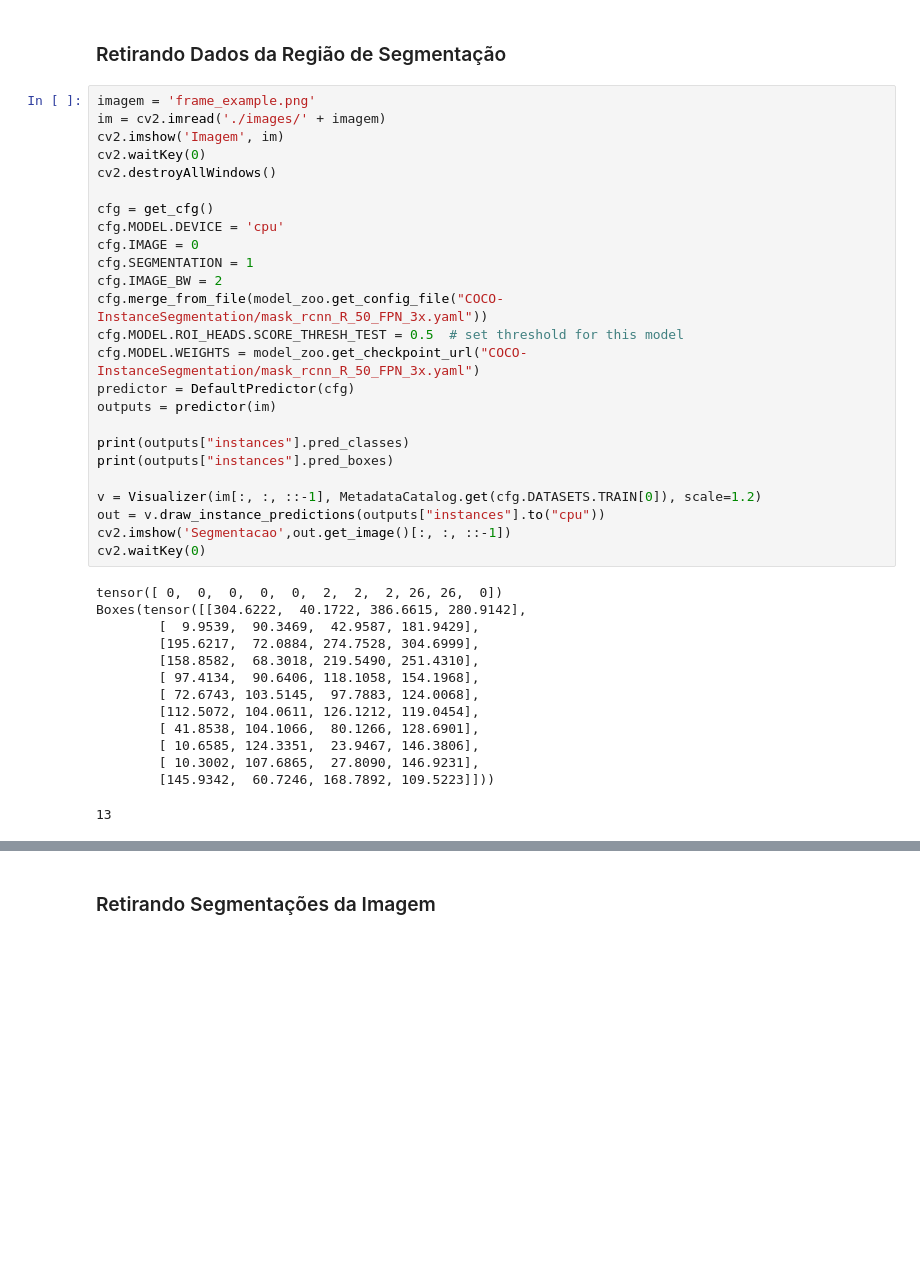
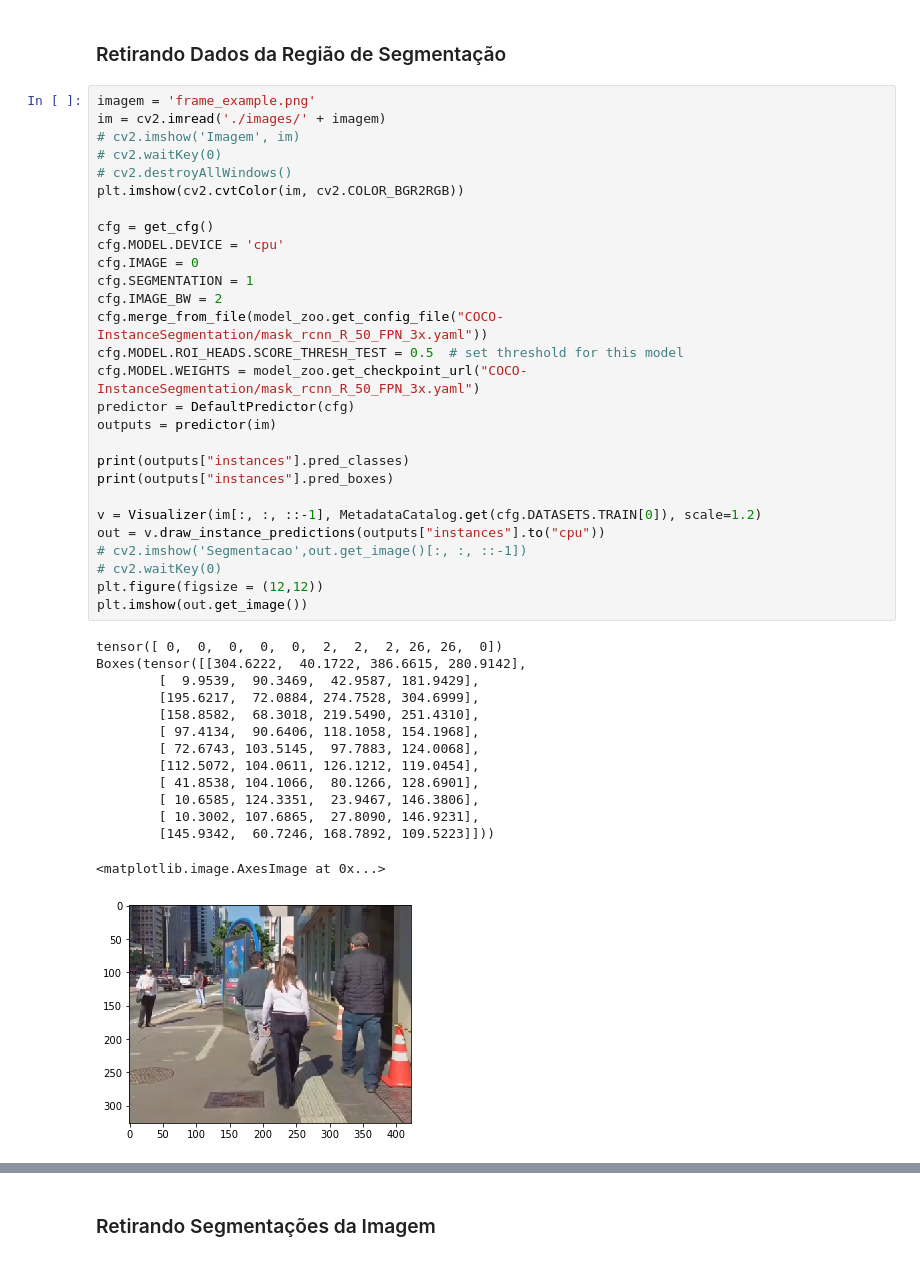
Before and after one commit to DoGuide-PI2/DoGuide-API, a Jupyter notebook: detection/doguideCV.ipynb, the cells around one changed output, grey strips where cells are left out. Drawn from its saved outputs; the diff is of its cells as text; blank space fills up the shorter version.

```diff
--- a/detection/doguideCV.ipynb
+++ b/detection/doguideCV.ipynb
@@ -138,39 +146,43 @@ cv2.destroyAllWindows()
 # %%
 imagem = 'frame_example.png'
 im = cv2.imread('./images/' + imagem)
-cv2.imshow('Imagem', im)
-cv2.waitKey(0)
-cv2.destroyAllWindows()
+# cv2.imshow('Imagem', im)
+# cv2.waitKey(0)
+# cv2.destroyAllWindows()
+plt.imshow(cv2.cvtColor(im, cv2.COLOR_BGR2RGB))
 
 cfg = get_cfg()
 cfg.MODEL.DEVICE = 'cpu'
 cfg.IMAGE = 0
 cfg.SEGMENTATION = 1
 cfg.IMAGE_BW = 2
 cfg.merge_from_file(model_zoo.get_config_file("COCO-InstanceSegmentation/mask_rcnn_R_50_FPN_3x.yaml"))
 cfg.MODEL.ROI_HEADS.SCORE_THRESH_TEST = 0.5  # set threshold for this model
 cfg.MODEL.WEIGHTS = model_zoo.get_checkpoint_url("COCO-InstanceSegmentation/mask_rcnn_R_50_FPN_3x.yaml")
 predictor = DefaultPredictor(cfg)
 outputs = predictor(im)
 
 print(outputs["instances"].pred_classes)
 print(outputs["instances"].pred_boxes)
 
 v = Visualizer(im[:, :, ::-1], MetadataCatalog.get(cfg.DATASETS.TRAIN[0]), scale=1.2)
 out = v.draw_instance_predictions(outputs["instances"].to("cpu"))
-cv2.imshow('Segmentacao',out.get_image()[:, :, ::-1])
-cv2.waitKey(0)
+# cv2.imshow('Segmentacao',out.get_image()[:, :, ::-1])
+# cv2.waitKey(0)
+plt.figure(figsize = (12,12))
+plt.imshow(out.get_image())
 # %% [output]
 tensor([ 0,  0,  0,  0,  0,  2,  2,  2, 26, 26,  0])
 Boxes(tensor([[304.6222,  40.1722, 386.6615, 280.9142],
         [  9.9539,  90.3469,  42.9587, 181.9429],
         [195.6217,  72.0884, 274.7528, 304.6999],
         [158.8582,  68.3018, 219.5490, 251.4310],
         [ 97.4134,  90.6406, 118.1058, 154.1968],
         [ 72.6743, 103.5145,  97.7883, 124.0068],
         [112.5072, 104.0611, 126.1212, 119.0454],
         [ 41.8538, 104.1066,  80.1266, 128.6901],
         [ 10.6585, 124.3351,  23.9467, 146.3806],
         [ 10.3002, 107.6865,  27.8090, 146.9231],
         [145.9342,  60.7246, 168.7892, 109.5223]]))
-13
+<matplotlib.image.AxesImage at 0x...>
+[figure, added]
```
Also changed, not shown: parts of 10 cells of this notebook, 1 other file.
